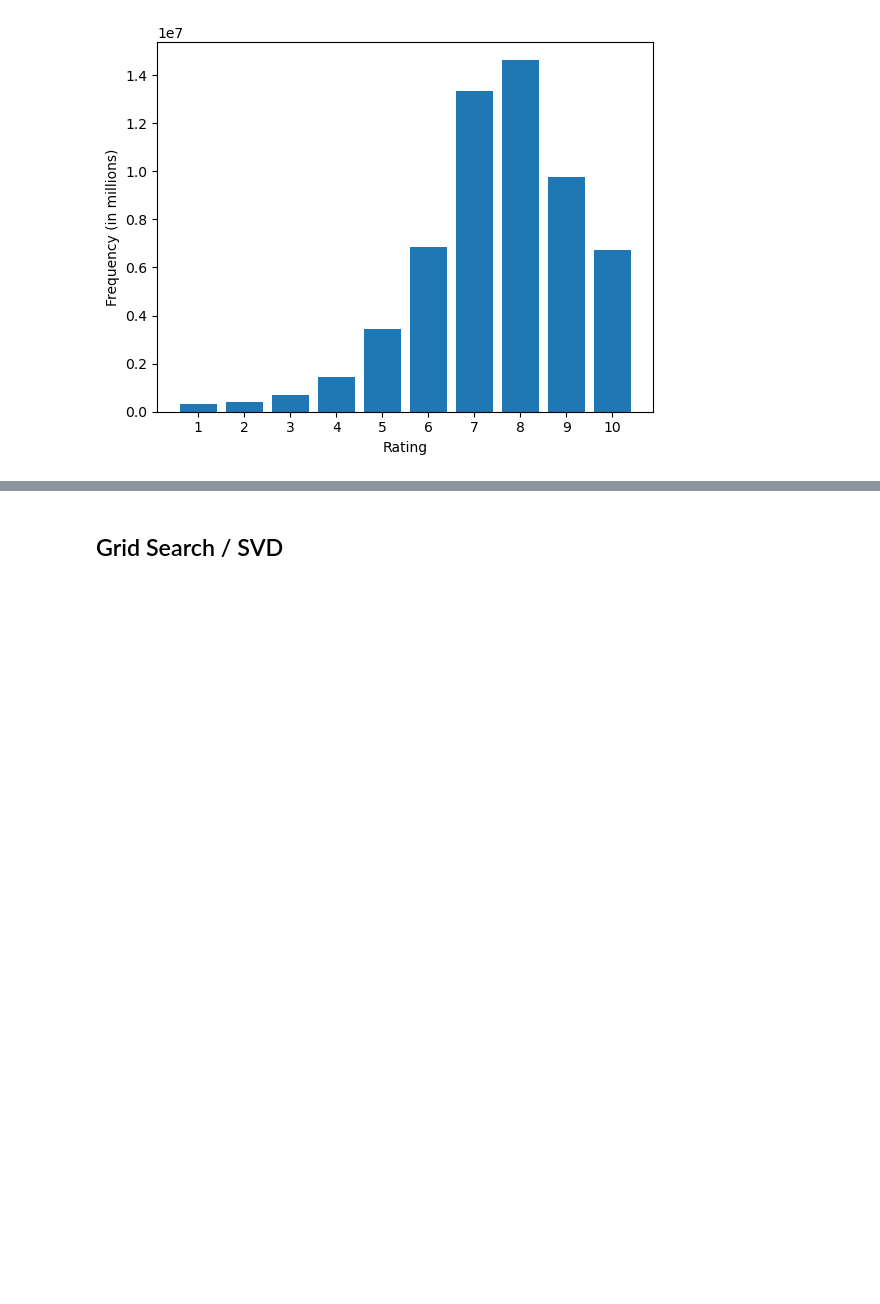
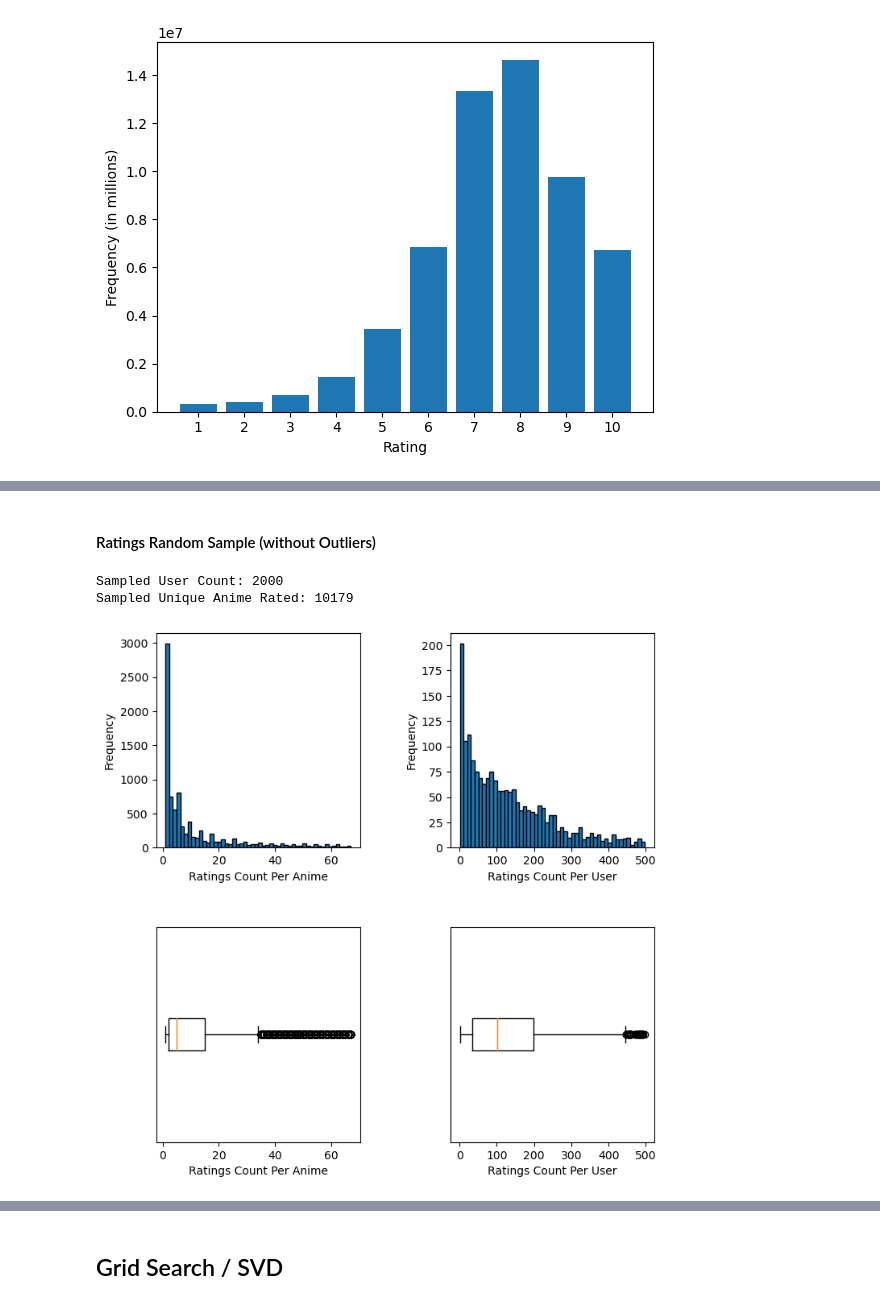
Before and after one commit to JayGus20/171Group10Project, a Jupyter notebook: ProjectCode.ipynb, the cells around one changed output, grey strips where cells are left out. Cells and saved outputs as stored; diff of their text form; code cells hidden in the pictures; blank space fills up the shorter version.

```diff
--- a/ProjectCode.ipynb
+++ b/ProjectCode.ipynb
@@ -192,3 +192,5 @@ rid_to_name, name_to_rid = read_item_names()
+# %% [markdown]
+#### Ratings Random Sample (without Outliers)
 # %%
 # From a dataframe sample all the ratings from N random users, using 'User ID'
 def sample_n_user_ratings(source_df, n):
@@ -198,3 +200,13 @@ def sample_n_user_ratings(source_df, n):
     result_df = source_df[source_df['user_id'].isin(user_id_set)].copy()
 
     return result_df
+# %%
+ratings_sample = sample_n_user_ratings(ratings_df, 2000)
+plot_distributions(ratings_sample, outliers=False)
+
+print('Sampled User Count: {}'.format(len(ratings_sample['user_id'].unique())))
+print('Sampled Unique Anime Rated: {}'.format(len(ratings_sample['anime_id'].unique())))
+# %% [output]
+Sampled User Count: 2000
+Sampled Unique Anime Rated: 10179
+[figure, new version]
```
Also changed, not shown: parts of 31 cells of this notebook.
